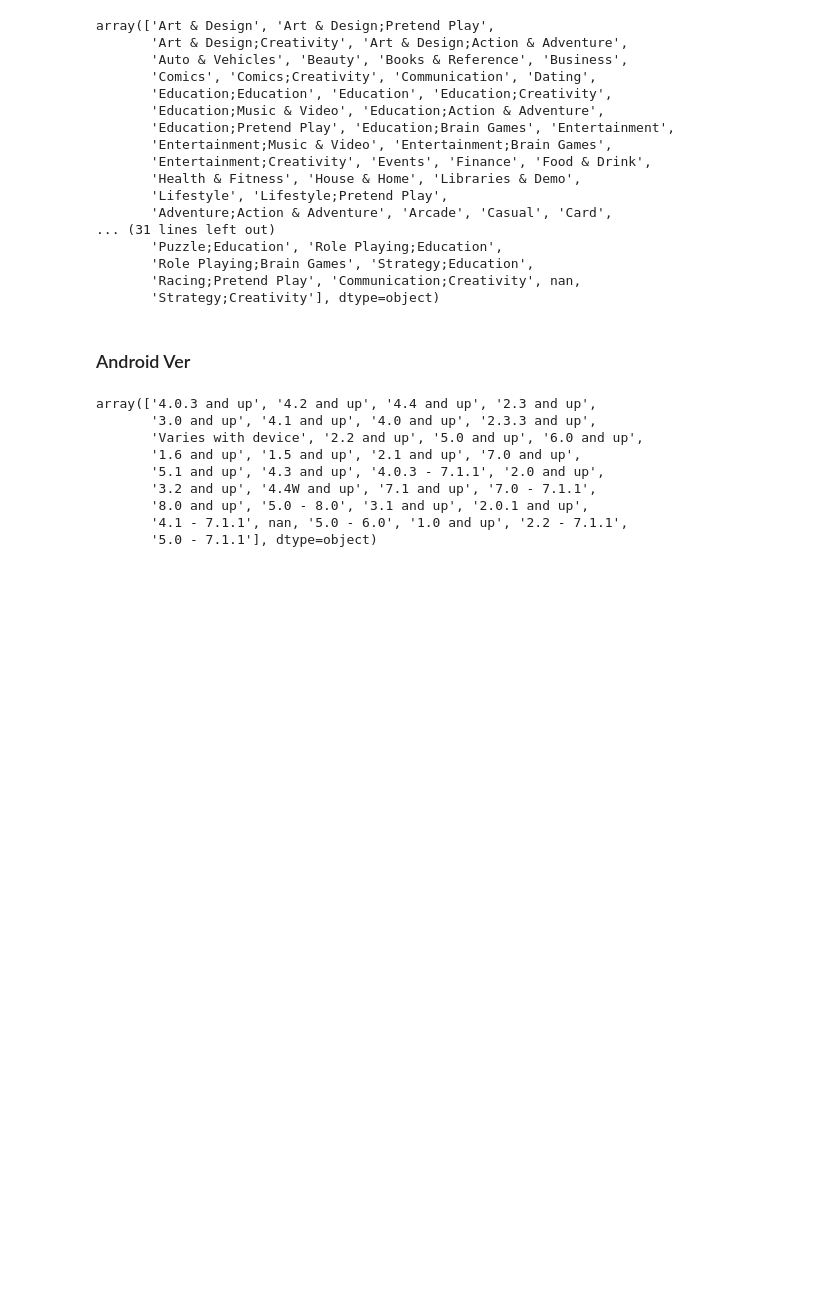
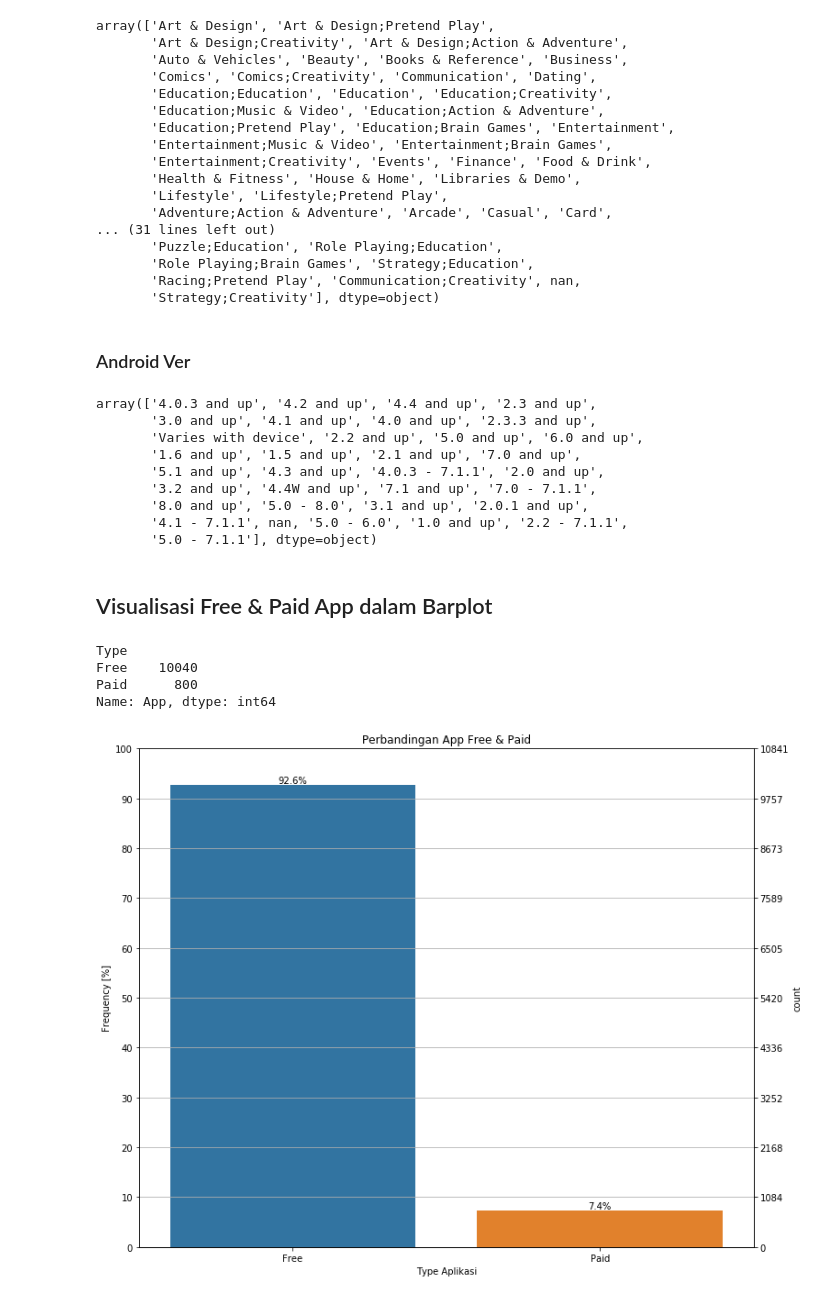
Before and after one commit to rafaelstevi/GooglePlaystore, a Jupyter notebook: Files/eda-googleplaystore.ipynb, the cells around one changed output. Cells and saved outputs as stored; diff of their text form; code cells hidden in the pictures; blank space fills up the shorter version.

Commit message:
Adding Visualization Free & Paid App, App Rating.

```diff
--- a/Files/eda-googleplaystore.ipynb
+++ b/Files/eda-googleplaystore.ipynb
@@ -170,8 +171,3 @@ dfGapps[dfGapps['Category'] == '1.9']
 | 10472 | Life Made WI-Fi Touchscreen Photo... | 1.9 | 19.0 | 3.0M | 1,000+ | Free | 0 | Everyone | NaN | February 11, 2018 | ... |
 # %% [markdown]
 dalam baris tersebut terlihat ada pergeseran data sehingga baris dan kolom tidak sinkron satu dengan yang lain. untuk mengatasi hal tersebut digunakan shift method yang ada dalam pandas.
-# %%
-dfGapps.loc[10472] = dfGapps.loc[10472].shift()
-dfGapps['App'].loc[10472] = dfGapps['Category'].loc[10472]
-dfGapps['Category'].loc[10472] = np.nan
-dfGapps.loc[10472]
@@ -192,0 +174,4 @@ Name: 10472, dtype: object
+# %%
+# Menggunakan metode shifting untuk mengeser data ke kanan
+dfGapps.iloc[10472,1:] = dfGapps.iloc[10472,1:].shift(1)
+dfGapps[10470:10475]
@@ -192,0 +187,4 @@ Name: 10472, dtype: object
+# %%
+# Menambahkan Category LIFESTYLE ke Aplikasi "Life Made WI-Fi Touchscreen Photo Frame"
+dfGapps.iloc[10472,1] = 'LIFESTYLE'
+dfGapps[10470:10475]
@@ -193,3 +216,7 @@ Name: 10472, dtype: object
+# %%
+# Mengubah kolom rating & Reviews kembali menjadi tipe float64
+dfGapps['Rating'] = dfGapps['Rating'].apply(pd.to_numeric, errors='coerce')
+dfGapps['Reviews'] = dfGapps['Reviews'].apply(pd.to_numeric, errors='coerce')
 # %%
 # membuat list untuk menampung data Category yang unik
 data_cat = {'Category':dfGapps['Category'].unique()}
@@ -391,3 +411,55 @@ array(['4.0.3 and up', '4.2 and up', '4.4 and up', '2.3 and up',
        '8.0 and up', '5.0 - 8.0', '3.1 and up', '2.0.1 and up',
        '4.1 - 7.1.1', nan, '5.0 - 6.0', '1.0 and up', '2.2 - 7.1.1',
        '5.0 - 7.1.1'], dtype=object)
+# %% [markdown]
+## Visualisasi Free & Paid App dalam Barplot
+# %%
+type_group = dfGapps.groupby('Type').App.count()
+type_group
+# %% [output]
+Type
+Free    10040
+Paid      800
+Name: App, dtype: int64
+# %%
+plt.figure(figsize=(12,10))
+ax = sns.countplot(x='Type',data = dfGapps, order=['Free','Paid'])
+plt.title("Perbandingan App Free & Paid")
+plt.xlabel('Type Aplikasi')
+
+# Membuat variable ncount untuk panjan data dfGapps
+ncount = len(dfGapps)
+
+# Membuat twin Axis
+ax2 = ax.twinx()
+
+# Menukar Posisi count axis dan frequency
+ax2.yaxis.tick_left()
+ax.yaxis.tick_right()
+
+# Menukar Posisi label dari count dan frequency
+ax.yaxis.set_label_position('right')
+ax2.yaxis.set_label_position('left')
+
+ax2.set_ylabel('Frequency [%]')
+
+for p in ax.patches:
+    x=p.get_bbox().get_points()[:,0]
+    y=p.get_bbox().get_points()[1,1]
+    ax.annotate('{:.1f}%'.format(100.*y/ncount), (x.mean(), y),
+            ha='center', va='bottom')
+
+# Menggunakan LinearLocator untuk memastikan jarak tiap tick benar
+ax.yaxis.set_major_locator(ticker.LinearLocator(11))
+
+# Mengubah range frequensi menjadi 0 - 100
+ax2.set_ylim(0,100)
+ax.set_ylim(0,ncount)
+
+# menggunakan multipicator untuk memastikan jarak tiap tick adalah 10
+ax2.yaxis.set_major_locator(ticker.MultipleLocator(10))
+
+# Mematikan grid pada ax2 agar gridline dapat terlihat
+ax2.grid(None)
+# %% [output]
+[figure, added]
```
Also changed, not shown: parts of 18 cells of this notebook.
